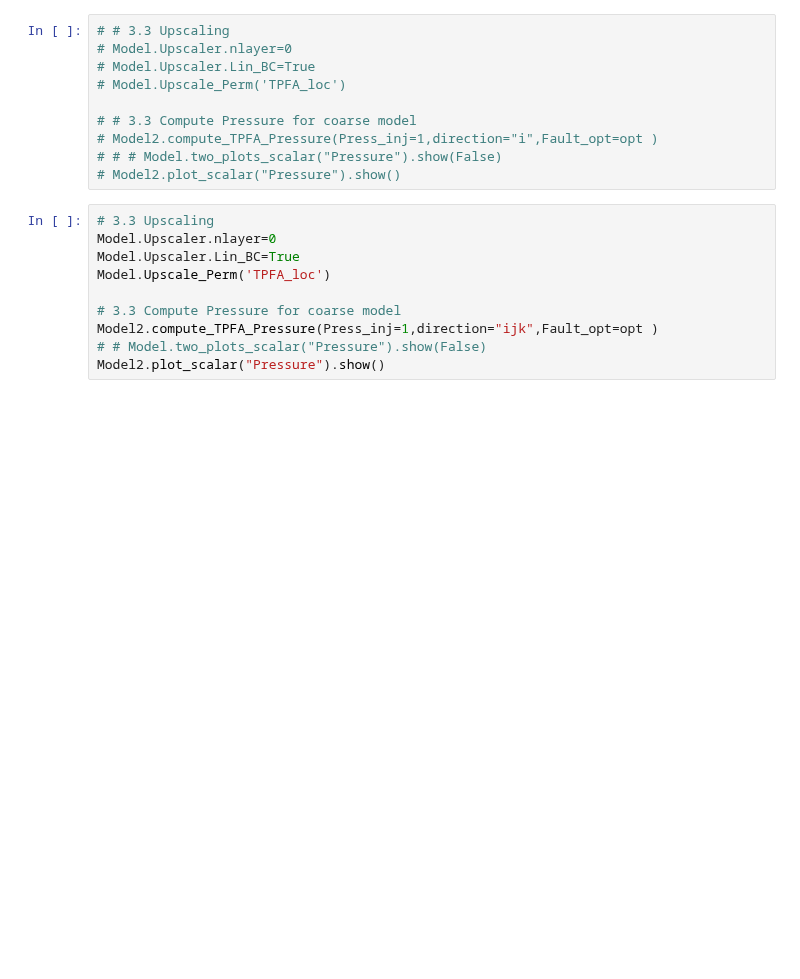
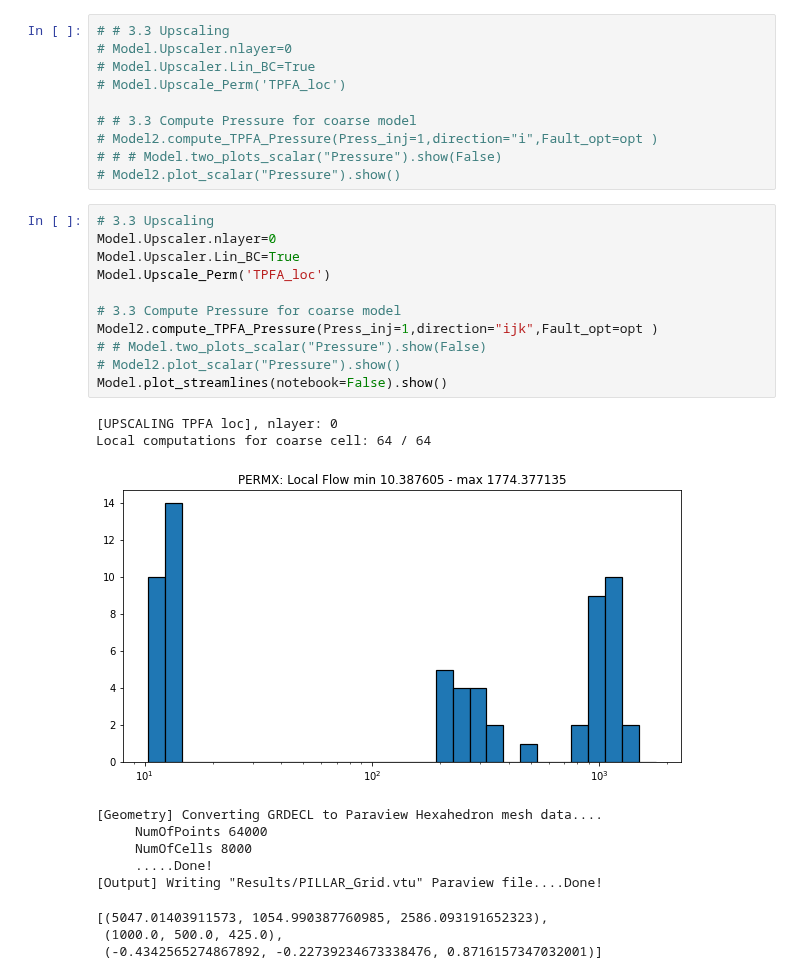
Before and after one commit to BinWang0213/PyGRDECL, a Jupyter notebook: Upscaling_Simplecrdecl.ipynb, the cells around one changed output. Cells and saved outputs as stored; diff of their text form; blank space fills up the shorter version.

```diff
--- a/Upscaling_Simplecrdecl.ipynb
+++ b/Upscaling_Simplecrdecl.ipynb
@@ -115,13 +153,26 @@ Model2.plot_scalar("Pressure").show()
 # %%
 # 3.3 Upscaling
 Model.Upscaler.nlayer=0
 Model.Upscaler.Lin_BC=True
 Model.Upscale_Perm('TPFA_loc')
 
 # 3.3 Compute Pressure for coarse model
 Model2.compute_TPFA_Pressure(Press_inj=1,direction="ijk",Fault_opt=opt )
 # # Model.two_plots_scalar("Pressure").show(False)
-Model2.plot_scalar("Pressure").show()
+# Model2.plot_scalar("Pressure").show()
+Model.plot_streamlines(notebook=False).show()
+# %% [output]
+[UPSCALING TPFA loc], nlayer: 0
+Local computations for coarse cell: 64 / 64
+[figure, added]
+[Geometry] Converting GRDECL to Paraview Hexahedron mesh data....
+     NumOfPoints 64000
+     NumOfCells 8000
+     .....Done!
+[Output] Writing "Results/PILLAR_Grid.vtu" Paraview file....Done!
+[(5047.01403911573, 1054.990387760985, 2586.093191652323),
+ (1000.0, 500.0, 425.0),
+ (-0.4342565274867892, -0.22739234673338476, 0.8716157347032001)]
 # %%
 # 3.3 Upscaling
 Model.Upscaler.nlayer=0
```
Also changed, not shown: parts of 5 cells of this notebook, 1 other file.
